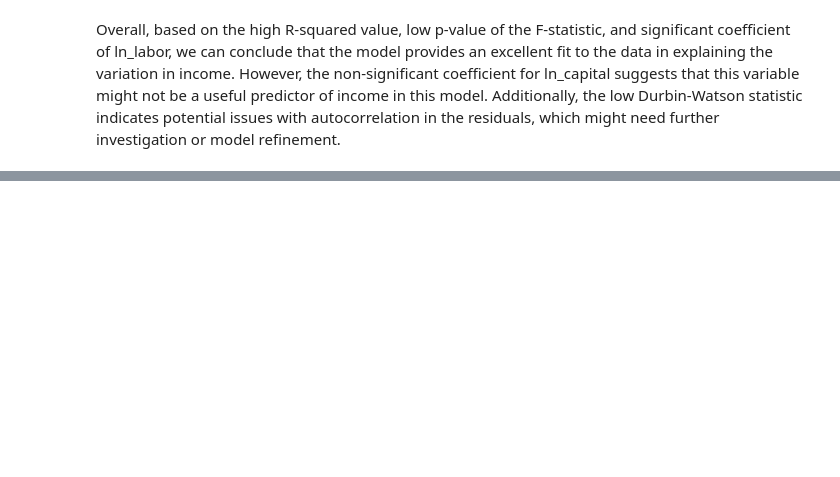
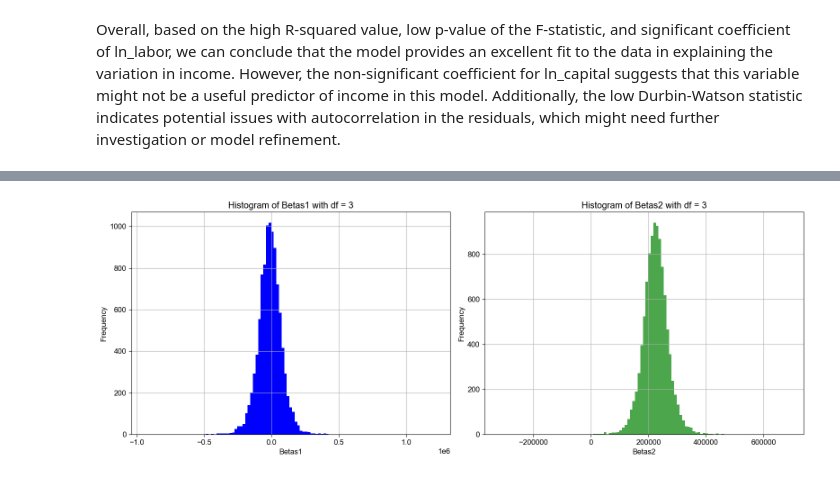
Before and after one commit to moleh13/EC48E, a Jupyter notebook: PS03.ipynb, the cells around one changed output, grey strips where cells are left out. Drawn from its saved outputs; the diff is of its cells as text; code cells hidden in the pictures; blank space fills up the shorter version.

```diff
--- a/PS03.ipynb
+++ b/PS03.ipynb
@@ -145,0 +106,85 @@ for mc in range(MC):
+# %%
+df_list = [5,10,20,25,100]
+
+df_mean = []
+
+for df in df_list + ["normal"]:
+    MC = 10000
+    BS = len(data)
+    if df != "normal":
+        df = df - 2
+
+    y_vec = np.full((MC, BS),np.nan)
+    betas0 = np.full(MC,np.nan)
+    betas1 = np.full(MC,np.nan)
+    betas2 = np.full(MC,np.nan)
+    sdu = result = np.sqrt(np.sum((uhat ** 2) / (BS - 3)))
+
+    for mc in range(MC):
+        if df == "normal":
+            u_normal = np.random.normal(size=BS) * sdu
+            u_error = u_normal
+        else:
+            u_t = t.rvs(df, size=BS) * sdu
+            u_error = u_t
+        # MC
+        y_tmp = results.params[0] +  results.params[1]*data['ln_capital']  + results.params[2]*data['ln_labor'] + u_error
+
+        y_vec[mc, :] = y_tmp
+        # Fit the model
+        X_tmp = sm.add_constant(np.column_stack((data['ln_capital'], data['ln_labor'])))
+        # Add a constant to the array
+        fit_tmp = sm.OLS(y_tmp, X_tmp).fit()
+        betas0[mc] = fit_tmp.params[0]
+        betas1[mc] = fit_tmp.params[1]
+        betas2[mc] = fit_tmp.params[2]
+
+    betas_df = pd.DataFrame(
+        {'betas0': betas0,
+        'betas1':betas1,
+        'betas2':betas2}
+    )
+
+    df_mean.append({
+        'betas0': betas_df['betas0'].mean(),
+        'betas1': betas_df['betas1'].mean(),
+        'betas2': betas_df['betas2'].mean()
+    })
+
+    # Create a figure and axis with subplots
+    fig, axs = plt.subplots(1, 2, figsize=(16, 6))
+
+    # Plot 1 - Histogram of Betas1
+    if df == "normal":
+        axs[0].hist(betas1, bins=int(500/(BS**0.5)), color='blue', alpha=1)
+        axs[0].set_xlabel('Betas1')
+        axs[0].set_ylabel('Frequency')
+        axs[0].set_title('Histogram of Betas1 with normal errors')
+        axs[0].grid(True)
+
+        # Plot 2 - Histogram of Betas2
+        axs[1].hist(betas2, bins=int(500/(BS**0.5)), color='green', alpha=0.7)
+        axs[1].set_xlabel('Betas2')
+        axs[1].set_ylabel('Frequency')
+        axs[1].set_title('Histogram of Betas2 with normal errors')
+        axs[1].grid(True)
+
+    else:
+        axs[0].hist(betas1, bins=int(500/(BS**0.5)), color='blue', alpha=1)
+        axs[0].set_xlabel('Betas1')
+        axs[0].set_ylabel('Frequency')
+        axs[0].set_title(f'Histogram of Betas1 with df = {df}')
+        axs[0].grid(True)
+
+        # Plot 2 - Histogram of Betas2
+        axs[1].hist(betas2, bins=int(500/(BS**0.5)), color='green', alpha=0.7)
+        axs[1].set_xlabel('Betas2')
+        axs[1].set_ylabel('Frequency')
+        axs[1].set_title(f'Histogram of Betas2 with df = {df}')
+        axs[1].grid(True)
+
+    # Show the plots
+    plt.tight_layout()
+    plt.show()
+# %% [output]
+[figure, added]
```
Also changed, not shown: parts of 39 cells of this notebook, 3 other files.
